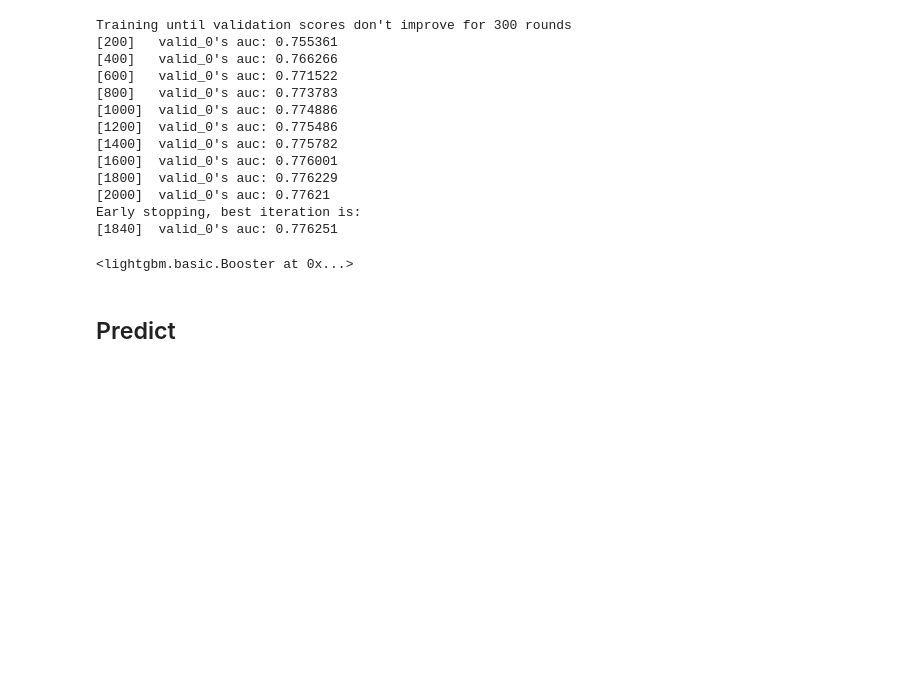
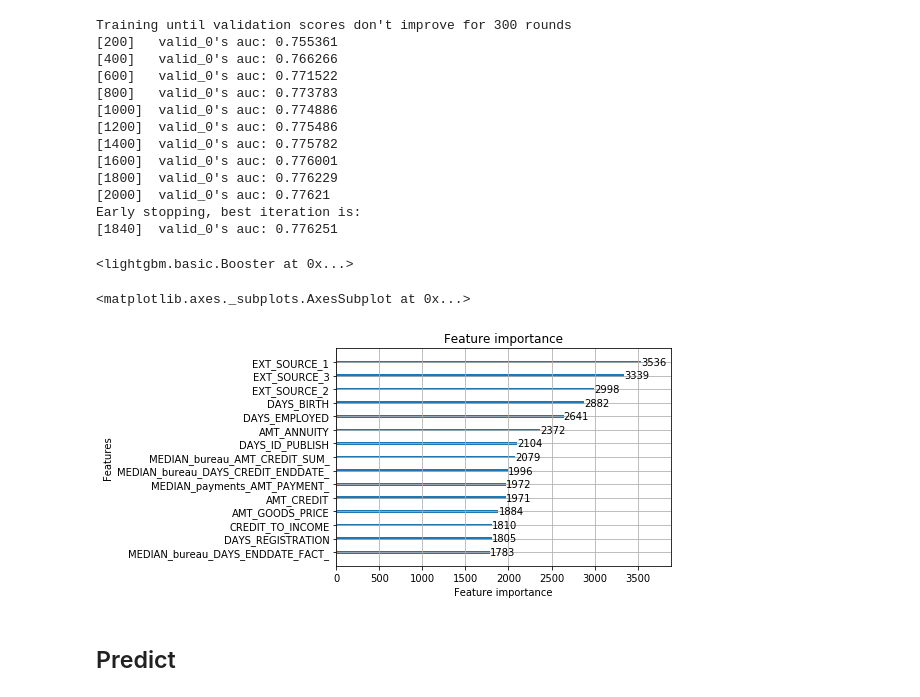
Before and after one commit to paolomandica/FDS-home-credit-default-risk, a Jupyter notebook: main-paolo.ipynb, the cells around one changed output. Cells and saved outputs as stored; diff of their text form; code cells hidden in the pictures; blank space fills up the shorter version.

```diff
--- a/main-paolo.ipynb
+++ b/main-paolo.ipynb
@@ -1223,6 +1169,11 @@ Early stopping, best iteration is:
 bst.save_model('model.txt')
 # %% [output]
 <lightgbm.basic.Booster at 0x...>
+# %%
+lgb.plot_importance(bst, max_num_features=15)
+# %% [output]
+<matplotlib.axes._subplots.AxesSubplot at 0x...>
+[figure, added]
 # %% [markdown]
 ## Predict
 # %%
```
Also changed, not shown: parts of 35 cells of this notebook.
